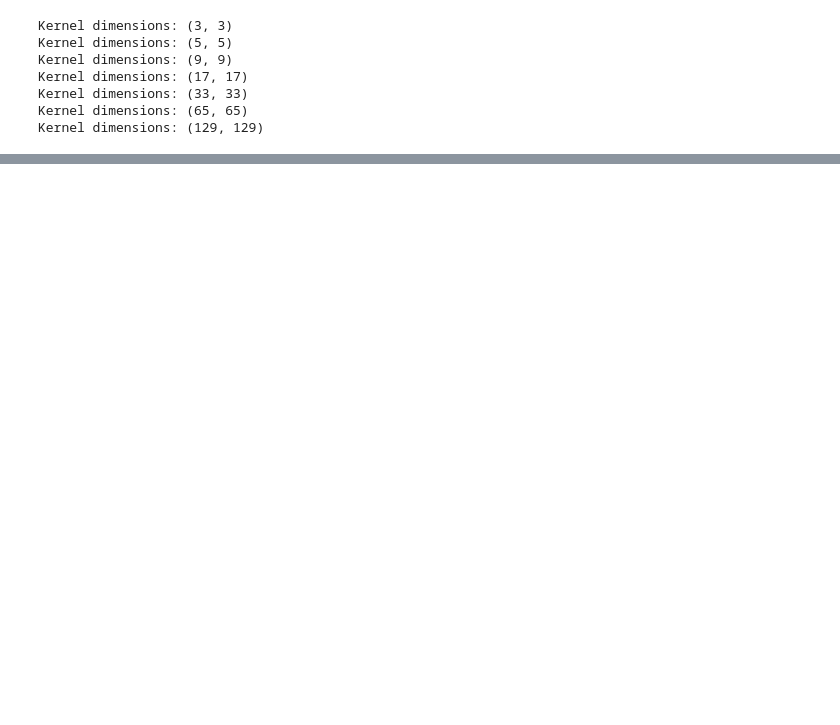
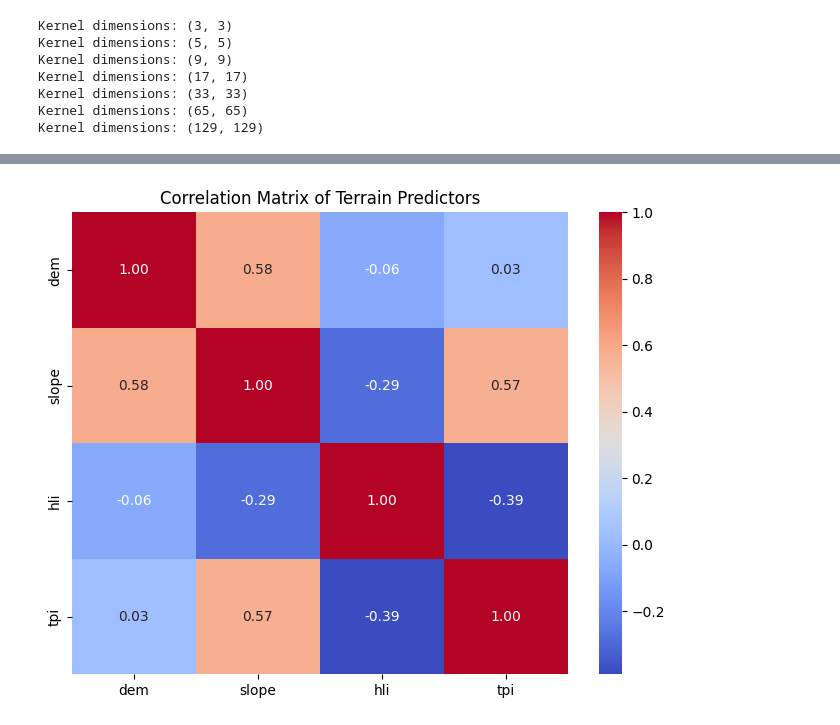
Before and after one commit to mosscoder/calibrate_rap, a Jupyter notebook: 06_generate_terrain_predictors.ipynb, the cells around one changed output, grey strips where cells are left out. Saved outputs shown, nothing was run; the diff lists cells and outputs as text; code cells hidden in the pictures; blank space fills up the shorter version.

```diff
--- a/06_generate_terrain_predictors.ipynb
+++ b/06_generate_terrain_predictors.ipynb
@@ -154,0 +192,15 @@ plt.show()
+# %%
+# Stack the masked arrays, remove masked values, and convert to dataframe
+data = np.stack([dem_masked.compressed(), slope_masked.compressed(), hli_masked.compressed(), tpi_masked.compressed()], axis=1)
+df = pd.DataFrame(data, columns=['dem', 'slope', 'hli', 'tpi'])
+
+# Generate the correlation matrix
+corr_matrix = df.corr()
+
+# Plot the correlation matrix
+plt.figure(figsize=(8, 6))
+sns.heatmap(corr_matrix, annot=True, cmap='coolwarm', fmt=".2f")
+plt.title('Correlation Matrix of Terrain Predictors')
+plt.show()
+# %% [output]
+[figure, added]
```
Also changed, not shown: parts of 4 cells of this notebook, 12 other files.
